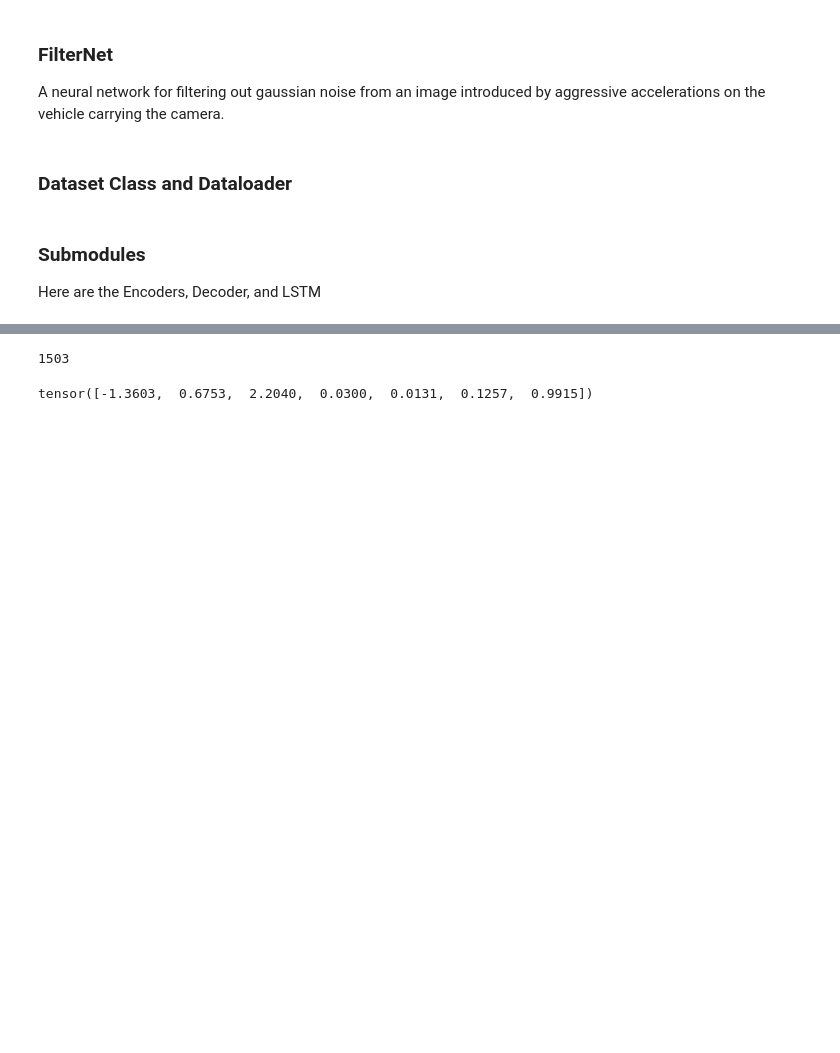
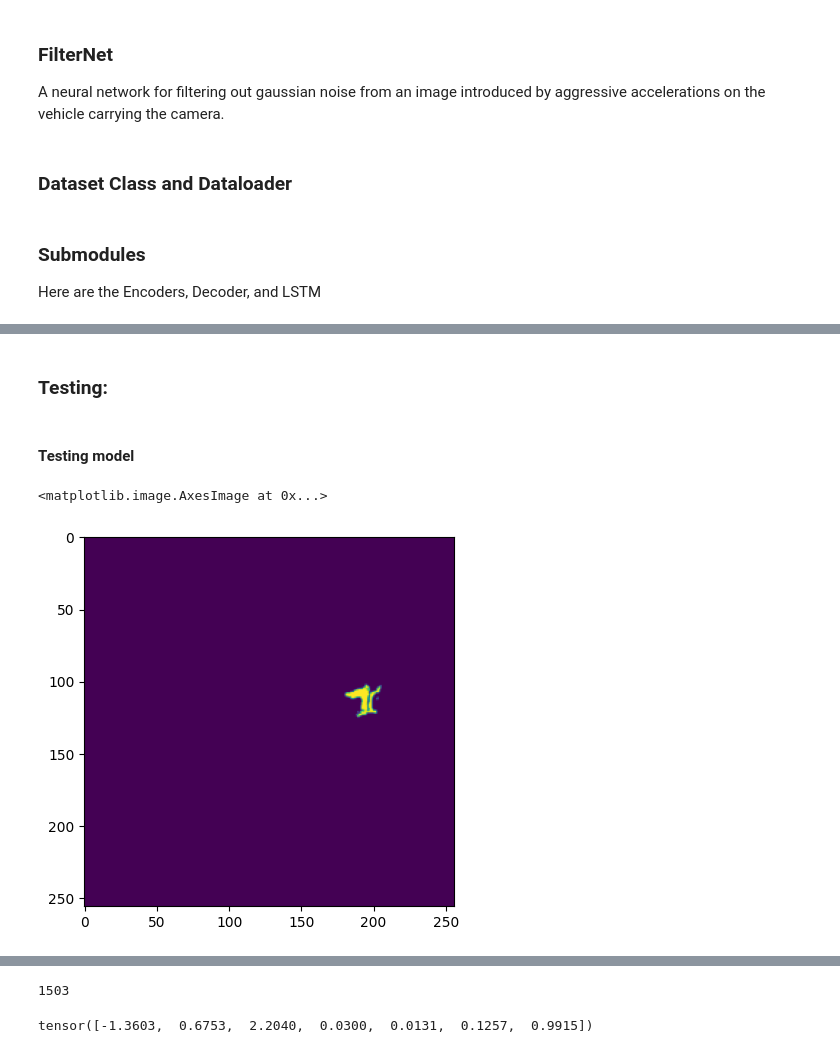
Before and after one commit to jrached/cv_project, a Jupyter notebook: filter_net.ipynb, the cells around one changed output, grey strips where cells are left out. Cells and saved outputs as stored; diff of their text form; code cells hidden in the pictures; blank space fills up the shorter version.

```diff
--- a/filter_net.ipynb
+++ b/filter_net.ipynb
@@ -180,15 +185,6 @@ class VideoDataset(Dataset):
         """
         #TODO: Try float16 type
         return (image[..., 0] > 127).astype(np.float32)
-# %%
-# Make dataloader and load data
-path_to_data = '/home/jrached/cv_project_code/project/data/filter_net/processed_flow'
-augmented = False
-batch_size = 16
-seq_length = 5
-img_size = 256
-dataset = VideoDataset(path_to_data, augmented=augmented, num_vids=3, seq_length=seq_length, img_size=img_size)
-loader = DataLoader(dataset, batch_size=batch_size, shuffle=True, num_workers=0) #NOTE: num_workers is the number of extra processes running in parallel retrieving the data
 # %% [markdown]
 ### Submodules
 
@@ -195,0 +659,4 @@ Here are the Encoders, Decoder, and LSTM
+# %% [markdown]
+### Testing:
+# %% [markdown]
+#### Testing model
@@ -195,0 +678,33 @@ Here are the Encoders, Decoder, and LSTM
+# %%
+# Load noisy sequence
+path_to_sequence = '~/cv_project_code/project/data/filter_net/processed_flow/test3/inputs'
+sequence_start = 1500 #2559
+sequence = torch.zeros((seq_length, 1, 480, 848))
+
+for i in range(seq_length):
+    idx = sequence_start + i
+    img = io.imread(os.path.join(path_to_sequence, f'frame{idx:05d}.png'))
+    img = torch.from_numpy((img[..., 0] > 127).astype(np.float32))
+    sequence[i] = img
+
+transform = transforms.Resize((256, 256))
+sequence = transform(sequence)
+sequence = sequence.unsqueeze(0).float() # Add batch dimension
+
+
+# Load pose and twist
+pose = pd.read_csv(os.path.join(path_to_sequence, 'bd_poses.csv')).to_numpy()[sequence_start:sequence_start + seq_length, :]
+pose = pose_vector_from_matrix(pose, seq_length)
+twist = pd.read_csv(os.path.join(path_to_sequence, 'bd_twists.csv')).to_numpy()[sequence_start:sequence_start + seq_length, :]
+state = torch.from_numpy(np.hstack((pose, twist)))
+state = state.unsqueeze(0).float() # Add batch dimension
+
+# Make dummy output
+out_seq = torch.zeros_like(sequence)
+
+# Build input dict
+datapoint = {'input': (sequence.to(device), state.to(device)), 'target': out_seq.to(device)}
+
+# Save og image for plotting
+og_image = sequence[0, -1, 0, :, :].detach().numpy().copy()
+target = out_seq[0, -1, 0, :, :].detach().numpy().copy()
@@ -195,0 +715,6 @@ Here are the Encoders, Decoder, and LSTM
+# %%
+# Plot output frame
+plt.imshow(og_image)
+# %% [output]
+<matplotlib.image.AxesImage at 0x...>
+[figure, added]
```
Also changed, not shown: parts of 36 cells of this notebook.
